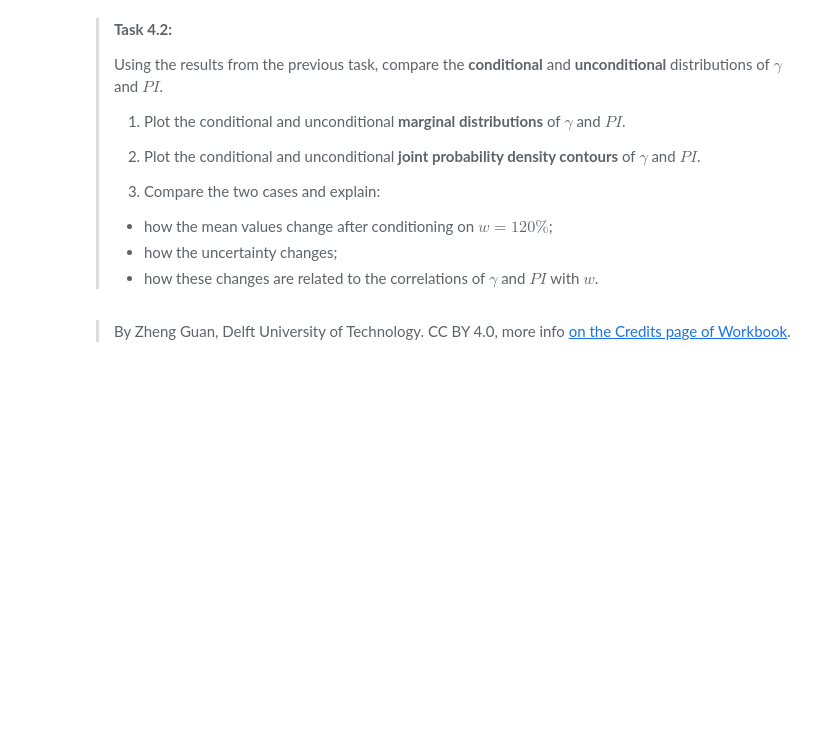
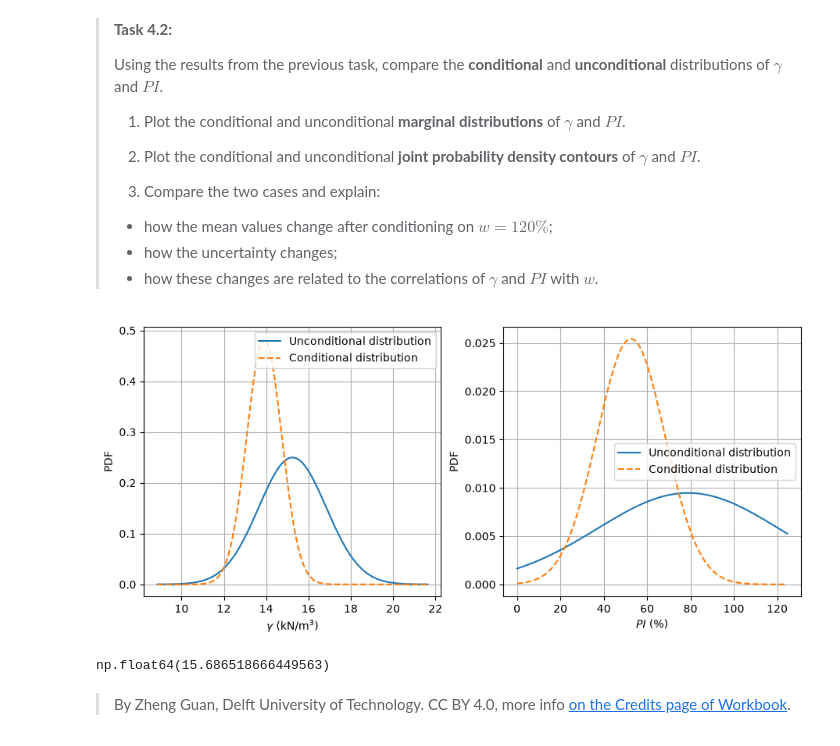
Before and after one commit to candicehabay11/GA1.5, a Jupyter notebook: Gaussian_Soil.ipynb, the cells around one changed output. Drawn from its saved outputs; the diff is of its cells as text; code cells hidden in the pictures; blank space fills up the shorter version.

```diff
--- a/Gaussian_Soil.ipynb
+++ b/Gaussian_Soil.ipynb
@@ -477,9 +477,12 @@ values_gamma = np.linspace(
     200
 )
 
-uncond_γ_pdf = ### YOUR CODE HERE ###
+#uncond_fs_pdf = norm.pdf(fs_plot, loc=mu[1], scale=np.sqrt(sigma[1,1]))
+#cond_fs_pdf = norm.pdf(fs_plot, loc=cond_mu_fs, scale=np.sqrt(cond_var_fs))
 
-cond_γ_pdf = ### YOUR CODE HERE ###
+uncond_γ_pdf = norm.pdf(values_gamma, loc = mu[0], scale = s1)
+
+cond_γ_pdf = norm.pdf(values_gamma, loc = cond_mu_vector[0], scale = cond_std[0])
 
 
 values_PI = np.linspace(
@@ -488,9 +491,9 @@ values_PI = np.linspace(
     200
 )
 
-uncond_PI_pdf = ### YOUR CODE HERE ###
+uncond_PI_pdf = norm.pdf(values_PI, loc = mu[1], scale = s2)
 
-cond_PI_pdf = ### YOUR CODE HERE ###
+cond_PI_pdf = norm.pdf(values_PI, loc = cond_mu_vector[1], scale = cond_std[1])
 
 
 # Plot marginal distributions
@@ -509,33 +512,39 @@ ax[0].plot(
     '--',
     label='Conditional distribution'
 )
 
 ax[0].grid()
 ax[0].set_xlabel(r'$\gamma$ (kN/m$^3$)')
 ax[0].set_ylabel('PDF')
 ax[0].legend()
 
 
 # PI
 ax[1].plot(
     values_PI,
     uncond_PI_pdf,
     label='Unconditional distribution'
 )
 
 ax[1].plot(
     values_PI,
     cond_PI_pdf,
     '--',
     label='Conditional distribution'
 )
 
 ax[1].grid()
 ax[1].set_xlabel(r'$PI$ (%)')
 ax[1].set_ylabel('PDF')
 ax[1].legend()
 
 plt.show()
+# %% [output]
+[figure, added]
+# %%
+np.sqrt(cond_sigma_matrix[1,1])
+# %% [output]
+np.float64(15.686518666449563)
 # %%
 # Compare joint conditional and unconditional distributions of γ and PI
 
```
